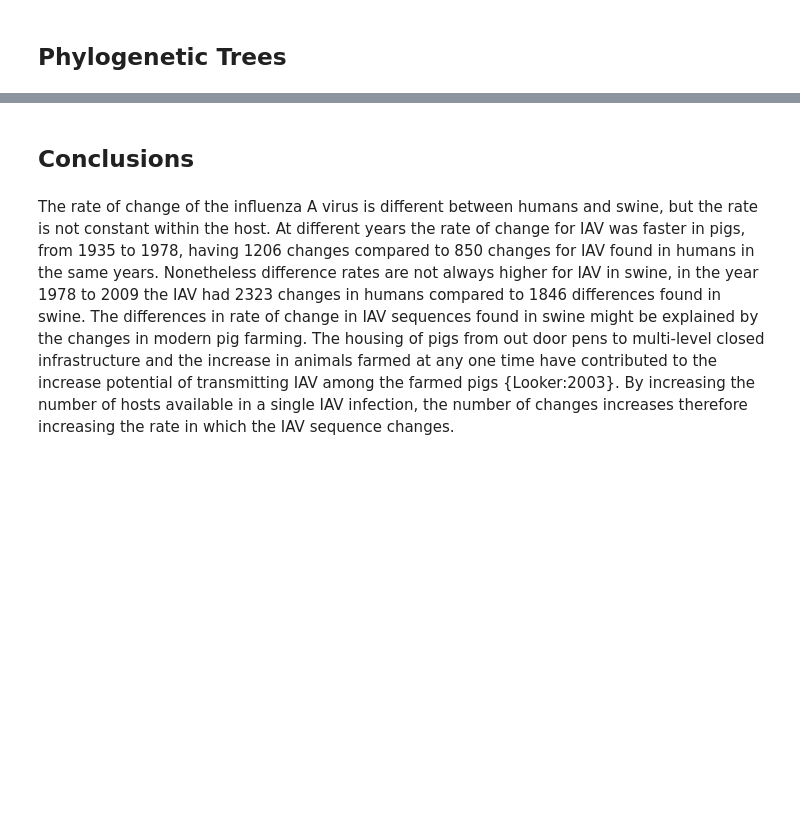
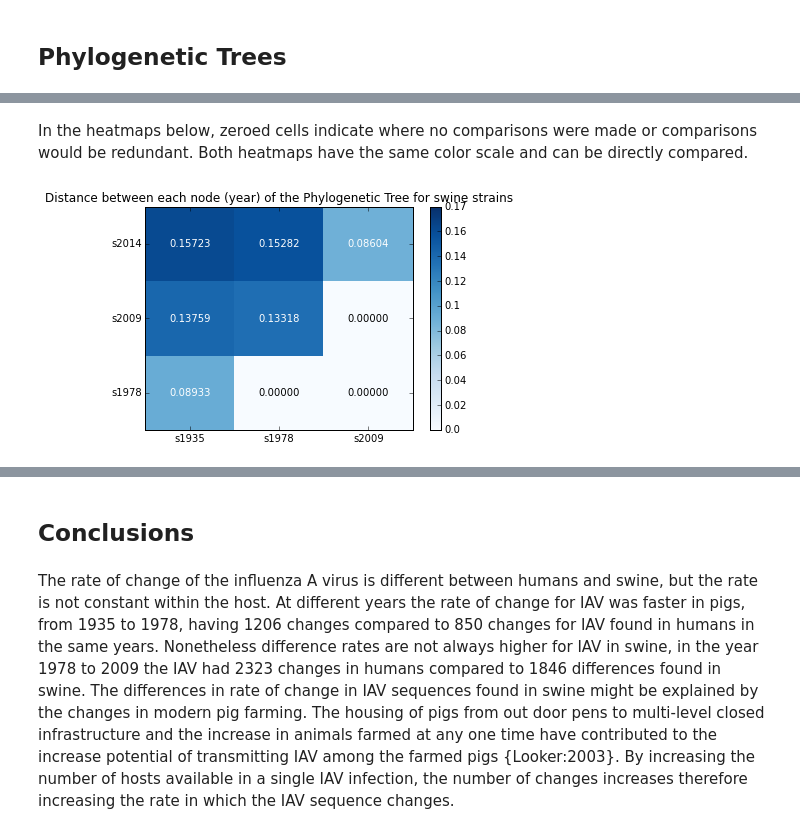
Before and after one commit to drcgw/IPython-Big-Data, a Jupyter notebook: Project-1-Sequencing/Master Notebook/Master notebook H1N1 project.ipynb, the cells around one changed output, grey strips where cells are left out. Drawn from its saved outputs; the diff is of its cells as text; code cells hidden in the pictures; blank space fills up the shorter version.

```diff
--- a/Project-1-Sequencing/Master Notebook/Master notebook H1N1 project.ipynb
+++ b/Project-1-Sequencing/Master Notebook/Master notebook H1N1 project.ipynb
@@ -279,16 +224,0 @@ for i in range(len(diffs['s_1935_2009'])):
-# %%
-#Repeat for 2014
-h_feature_set['h2014'].add_feature(SeqFeature(FeatureLocation(0,13378)),
-                                   name = 'Human: 2014 --- %i differences vs. 1935'%len(diffs['h_1935_2014']),
-                                   label=True, label_angle=0);
-for i in range(len(diffs['h_1935_2014'])):
-    feature = SeqFeature(FeatureLocation(diffs['h_1935_2014'][i],diffs['h_1935_2014'][i]))
-    h_feature_set['h2014'].add_feature(feature, color=colors.blue)
-
-
-s_feature_set['s2014'].add_feature(SeqFeature(FeatureLocation(0,13378)),
-                                   name = 'Swine: 2014 --- %i differences vs. 1935'%len(diffs['s_1935_2014']),
-                                   label=True, label_angle=0);
-for i in range(len(diffs['s_1935_2014'])):
-    feature = SeqFeature(FeatureLocation(diffs['s_1935_2014'][i],diffs['s_1935_2014'][i]))
-    s_feature_set['s2014'].add_feature(feature, color=colors.blue)
@@ -590,8 +444,11 @@ plt.show()
 # %%
-mod_annotate = lambda x: heatmap.show_values(x,fmt="%.5f")
+import pandas as pd
 
 def df_from_2_key_dict(twokey_dict):
-
+    '''
+    create a data frame showing distances between all the years.
+    This dataframe can be passed to the heatmap function
+    '''
     temp ={}
     for k,v in twokey_dict.iteritems():
         #v is row value, k is row label
@@ -606,12 +463,20 @@ def df_from_2_key_dict(twokey_dict):
             temp[k1][k2] = v
 
     return pd.DataFrame.from_dict(temp)
+
+#heatmap annotation function (annotates each cell in heatmap)
+mod_annotate = lambda x: heatmap.show_values(x,fmt="%.5f")
+# %% [markdown]
+In the heatmaps below, zeroed cells indicate where no comparisons were made or comparisons would be redundant. Both heatmaps have the same color scale and can be directly compared.
 # %%
 #Swine
 compare = df_from_2_key_dict(sd).fillna(0)
-plot,bar = heatmap.heatmap_from_dataframe(compare, annotate_function=mod_annotate)
-plt.title('Distance between each node of the Phylogenic Tree \n(Swine)')
+heatmap.heatmap_from_dataframe(compare, annotate_function=mod_annotate,vmin_vmax=(0,0.175))
+plt.title('Distance between each node (year) of the Phylogenetic Tree for swine strains')
+
 plt.show()
+# %% [output]
+[figure, added]
 # %%
 #Human
 compare = df_from_2_key_dict(hd).fillna(0)
```
Also changed, not shown: parts of 47 cells of this notebook.
